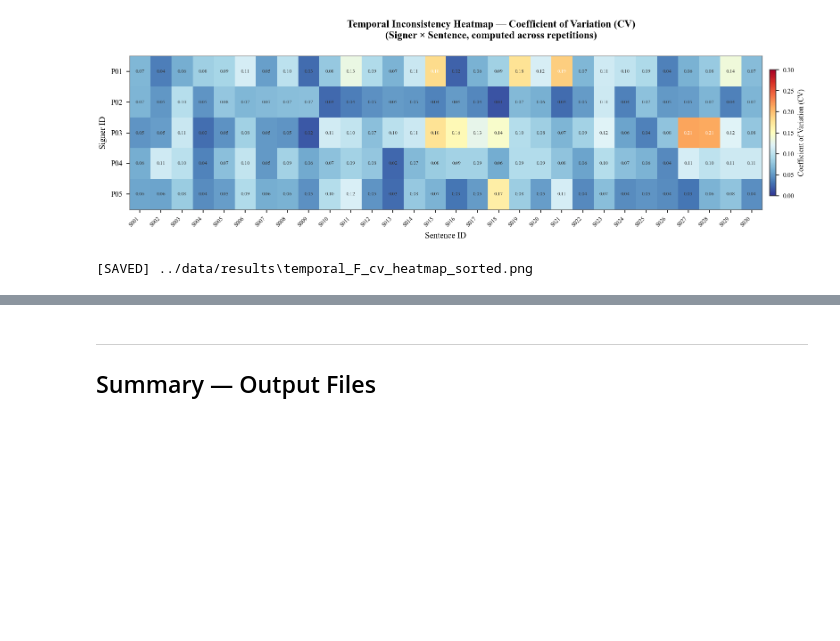
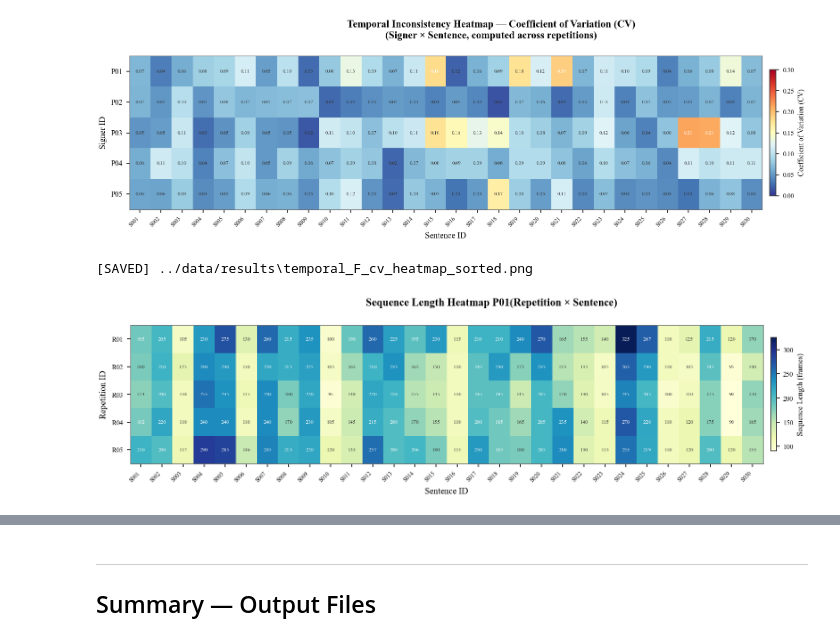
Before and after one commit to MahardikaPratama/rgb-to-skeleton-mediapipe, a Jupyter notebook: notebooks/temporal_analysis.ipynb, the cells around one changed output, grey strips where cells are left out. Cells and saved outputs as stored; diff of their text form; code cells hidden in the pictures; blank space fills up the shorter version.

```diff
--- a/notebooks/temporal_analysis.ipynb
+++ b/notebooks/temporal_analysis.ipynb
@@ -668,3 +662,90 @@ print(f'[SAVED] {save_path}')
 # %% [output]
 [figure]
 [SAVED] ../data/results\temporal_F_cv_heatmap_sorted.png
+# %%
+# ── Fig F2: Length Heatmap for One Signer (Repetition × Sentence) ─────────────
+# Shows raw sequence length per repetition for a single signer
+
+TARGET_SIGNER = 'P01'  # ganti sesuai penutur yang dimaksud
+
+# Sentences sorted S001..S030
+sent_sorted = sorted(
+    list(set([vid.split('_')[1] for vid in video_ids])),
+    key=lambda x: int(x.replace('S', ''))
+)
+
+# Repetitions sorted R01..Rxx (only for target signer)
+rep_sorted = sorted(
+    list(set([
+        vid.split('_')[2]
+        for vid in video_ids
+        if vid.split('_')[0] == TARGET_SIGNER
+    ])),
+    key=lambda x: int(x.replace('R', ''))
+)
+
+# Build length matrix: rows=reps, cols=sentences
+len_matrix = np.full((len(rep_sorted), len(sent_sorted)), np.nan)
+
+for i, rep in enumerate(rep_sorted):
+    for j, sent in enumerate(sent_sorted):
+        vid = f"{TARGET_SIGNER}_{sent}_{rep}"
+        if vid in seq_len:
+            len_matrix[i, j] = seq_len[vid]
+
+# Figure size
+fig_w = max(10, len(sent_sorted) * 0.38)
+fig_h = max(3.0, len(rep_sorted) * 0.55)
+
+fig, ax = plt.subplots(figsize=(fig_w, fig_h), dpi=150)
+
+im = ax.imshow(
+    len_matrix,
+    aspect='auto',
+    cmap='YlGnBu',
+    vmin=np.nanmin(len_matrix),
+    vmax=np.nanmax(len_matrix)
+)
+
+cbar = fig.colorbar(im, ax=ax, shrink=0.82, pad=0.01)
+cbar.set_label('Sequence Length (frames)', fontsize=8)
+cbar.ax.tick_params(labelsize=7)
+
+# Annotate cell values (optional)
+for i in range(len(rep_sorted)):
+    for j in range(len(sent_sorted)):
+        val = len_matrix[i, j]
+        if not np.isnan(val):
+            ax.text(
+                j, i, f'{val:.0f}',
+                ha='center', va='center',
+                fontsize=5.5,
+                color='white' if val > (np.nanmean(len_matrix)) else '#333333'
+            )
+
+ax.set_xticks(np.arange(len(sent_sorted)))
+ax.set_xticklabels(sent_sorted, fontsize=6, rotation=45, ha='right')
+ax.set_yticks(np.arange(len(rep_sorted)))
+ax.set_yticklabels(rep_sorted, fontsize=7)
+
+ax.set_xlabel('Sentence ID', fontsize=9)
+ax.set_ylabel('Repetition ID', fontsize=9)
+
+for spine in ax.spines.values():
+    spine.set_linewidth(0.6)
+    spine.set_color('#666666')
+
+plt.suptitle(
+    f'Sequence Length Heatmap {TARGET_SIGNER}(Repetition × Sentence)',
+    fontsize=11, fontweight='bold'
+)
+
+plt.tight_layout()
+
+save_path = os.path.join(OUTPUT_DIR, f'temporal_F2_len_heatmap_{TARGET_SIGNER}.png')
+plt.savefig(save_path, dpi=600)
+plt.show()
+
+print(f'[SAVED] {save_path}')
+# %% [output]
+[figure, added]
```
Also changed, not shown: parts of 3 cells of this notebook, 5 other files.
